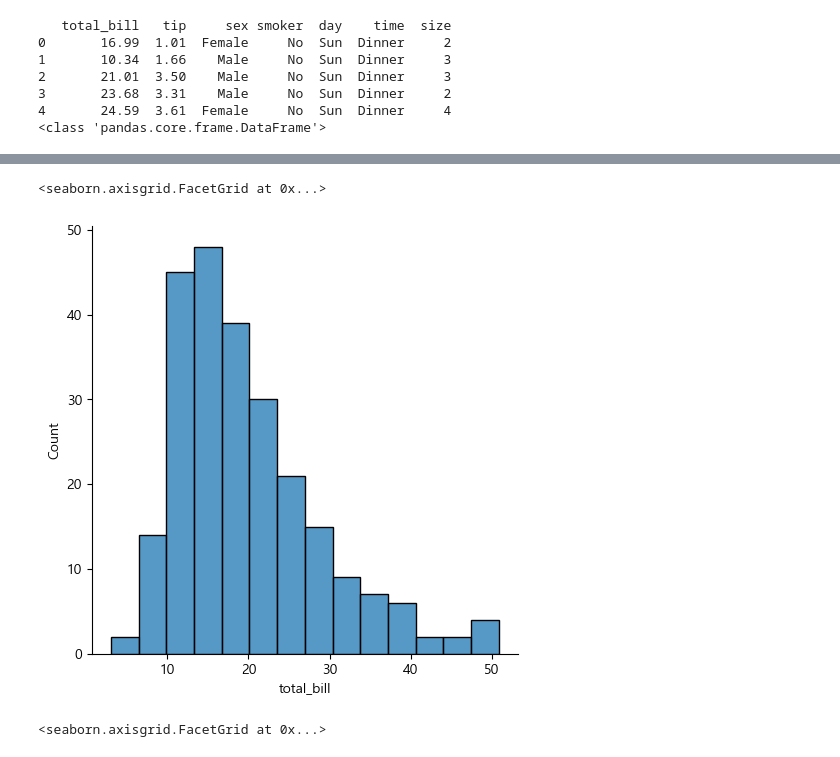
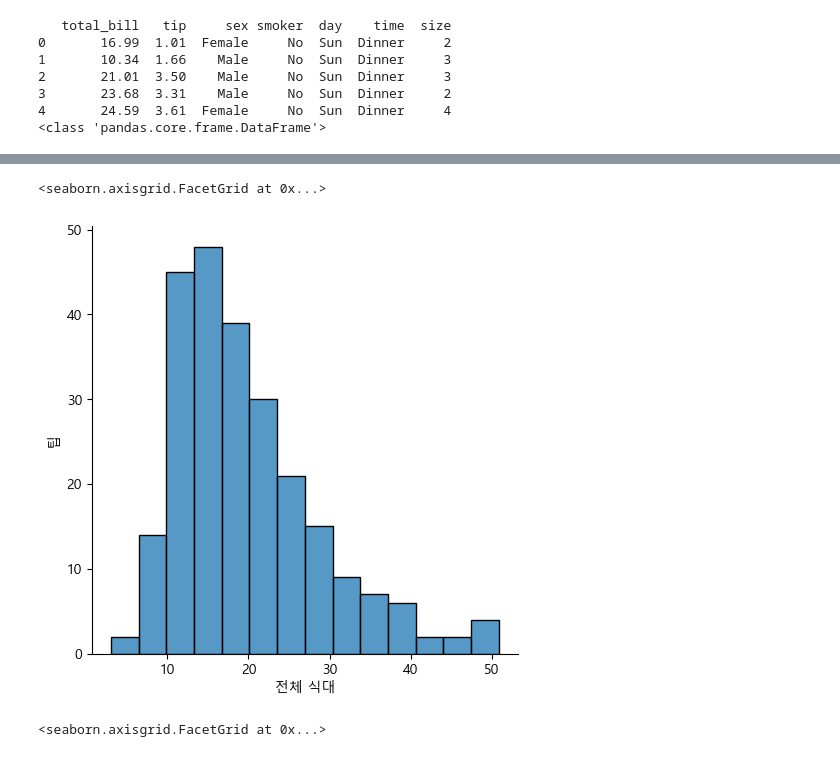
Before and after one commit to papasmf1/python221024, a Jupyter notebook: 07장/demoGraph.ipynb, the cells around one changed output, grey strips where cells are left out. Drawn from its saved outputs; the diff is of its cells as text; code cells hidden in the pictures.

Commit message:
matplotlib, seaborn 그래프 그리기2

```diff
--- a/07장/demoGraph.ipynb
+++ b/07장/demoGraph.ipynb
@@ -201,25 +201,27 @@ Text(0, 0.5, 'Tip')
 # %%
-#seaborn라이브러르를 사용하면 matplotlib보다 좀 더
+#seaborn라이브러리를 사용하면 matplotlib보다 좀 더
 #화려한 그래프를 그릴 수 있다.
 import pandas as pd
 import matplotlib.pyplot as plt
 from matplotlib import font_manager, rc
 import seaborn as sns
 
 #한글 폰트를 바꾸는 작업
 font_location='c:/Windows/Fonts/malgunsl.ttf'
 font_name=font_manager.FontProperties(
     fname=font_location).get_name()
 rc('font', family=font_name)
 
 
 tips = sns.load_dataset('tips')
 
 ax = sns.displot(tips['total_bill'])
-ax.set_titles("전체 금액 vs Tip Colored by Sex and Sized by Size")
+ax.set_titles("전체 금액 vs 팁 Colored by Sex and Sized by Size")
+ax.set_xlabels('전체 식대')
+ax.set_ylabels('팁')
 # %% [output]
 <seaborn.axisgrid.FacetGrid at 0x...>
-[figure, old version]
+[figure, new version]
 # %%
 #displot메서드를 사용하면 히스토그램과 밀집도 그래프를 같이 그린다.
 #만약 밀집도 그래프를 제외하고 싶다면 kde인자를 False로 지정한다.
```
Also changed, not shown: parts of 12 cells of this notebook.
